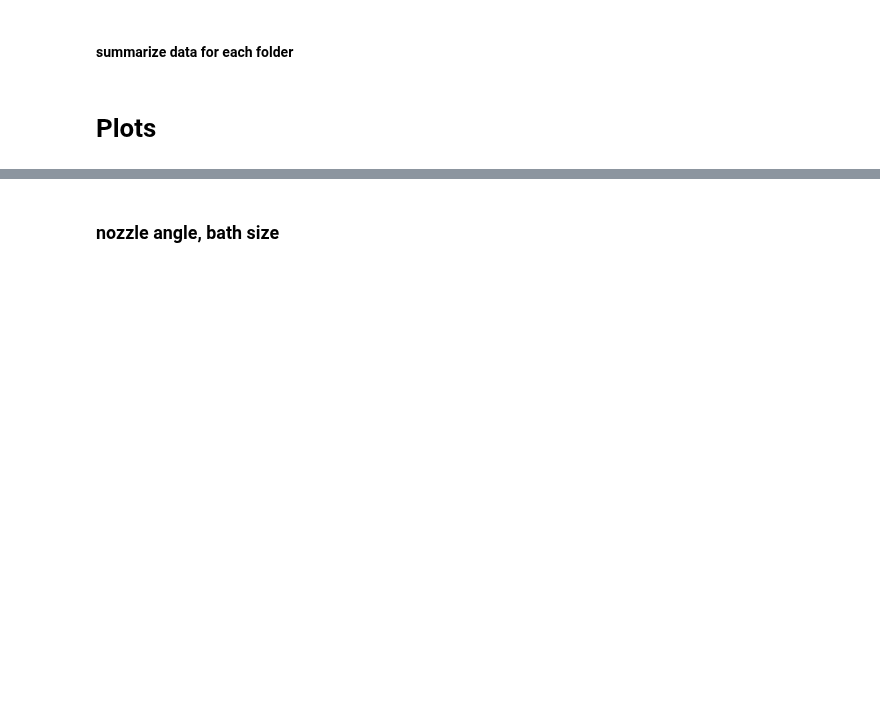
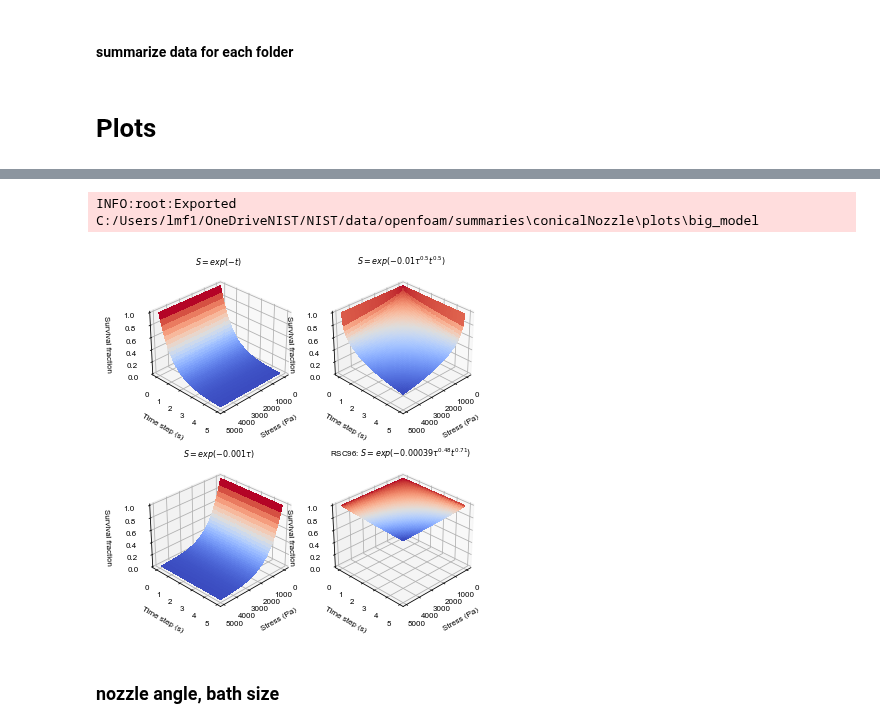
Before and after one commit to usnistgov/openfoamEmbedded3DP, a Jupyter notebook: jupyter_notebooks/interfacemetrics_conicalNozzle.ipynb, the cells around one changed output, grey strips where cells are left out. Cells and saved outputs as stored; diff of their text form; code cells hidden in the pictures; blank space fills up the shorter version.

```diff
--- a/jupyter_notebooks/interfacemetrics_conicalNozzle.ipynb
+++ b/jupyter_notebooks/interfacemetrics_conicalNozzle.ipynb
@@ -61,3 +105,32 @@ for topfolder in TOPFOLDERS:
+# %%
+import matplotlib.pyplot as plt
+from matplotlib import cm
+import numpy as np
+fig = plt.figure(figsize=(6,6.5))
+plt.rc('font', size=8)
+axs = []
+for i,w in enumerate(weights()+[{'a':3.9*10**-4, 'b':0.48, 'c':0.71}]):
+    ax = fig.add_subplot(2,2, i+1, projection='3d')
+    tau = list(np.arange(1,5000, 100))
+    t = list(np.arange(0,5,0.1))
+    Tau, T = np.meshgrid(tau, t)
+    survival = np.exp(-w['a']*Tau**w['b']*T**w['c'])
+    surf = ax.plot_surface(Tau, T, survival, rstride=1, cstride=1, cmap=cm.coolwarm,
+                       linewidth=0, antialiased=False)
+    ax.set_zlim([0,1])
+    ax.set_xlabel('Stress (Pa)')
+    ax.set_ylabel('Time step (s)')
+    ax.set_zlabel('Survival fraction')
+    ax.view_init(30, 45)
+    if i==3:
+        ax.set_title('RSC96: '+survivalEqLabel(w['a'], w['b'], w['c']), fontsize=8)
+    else:
+        ax.set_title(survivalEqLabel(w['a'], w['b'], w['c']), fontsize=8)
+intm.exportIm(os.path.join(EXPORTFOLDER, 'big_model'), fig)
+# fig.tight_layout()
+# %% [output]
+INFO:root:Exported C:/Users/lmf1/OneDriveNIST/NIST/data/openfoam/summaries\conicalNozzle\plots\big_model
+[figure, added]
 # %% [markdown]
 ### nozzle angle, bath size
 # %%
```
Also changed, not shown: parts of 15 cells of this notebook, 8 other files.
